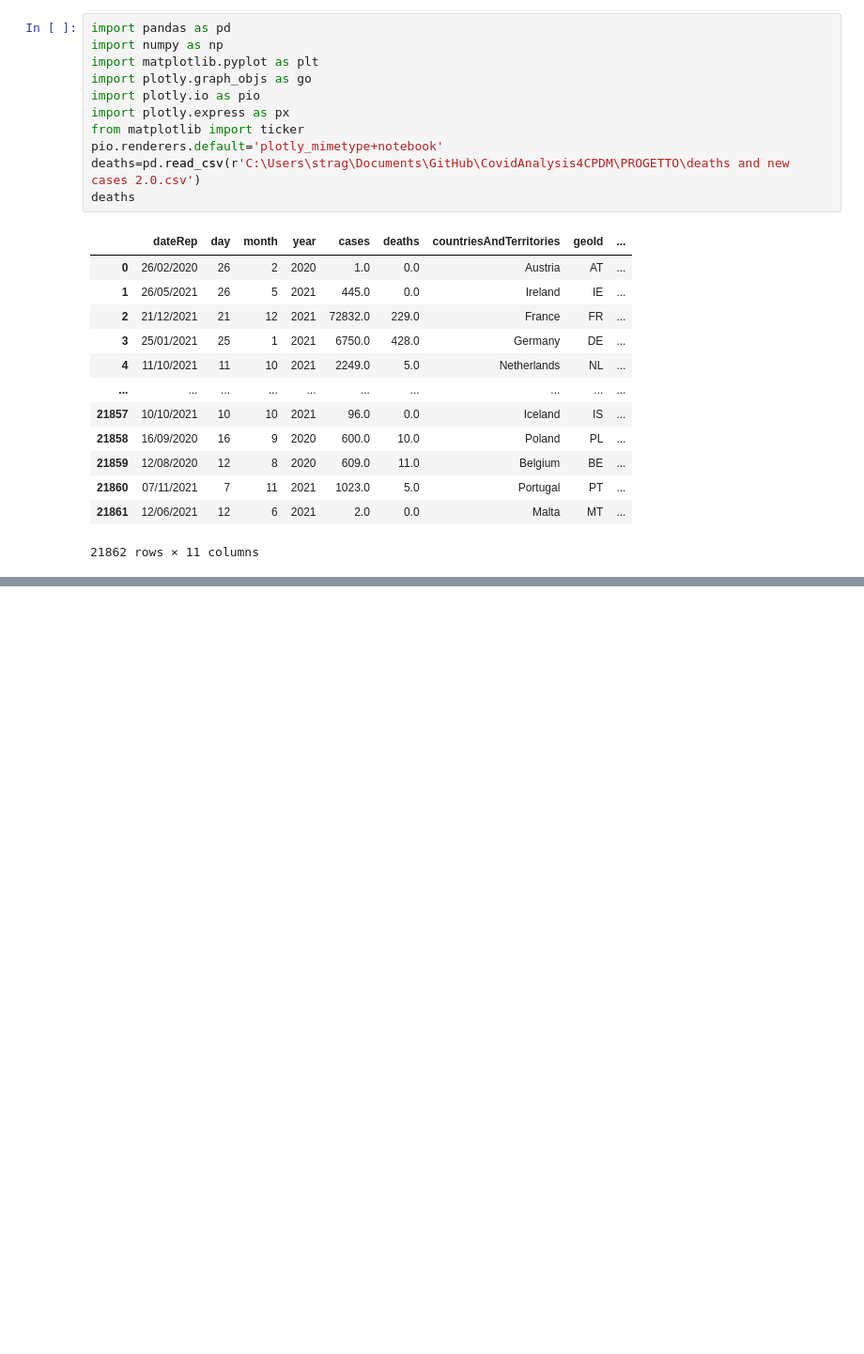
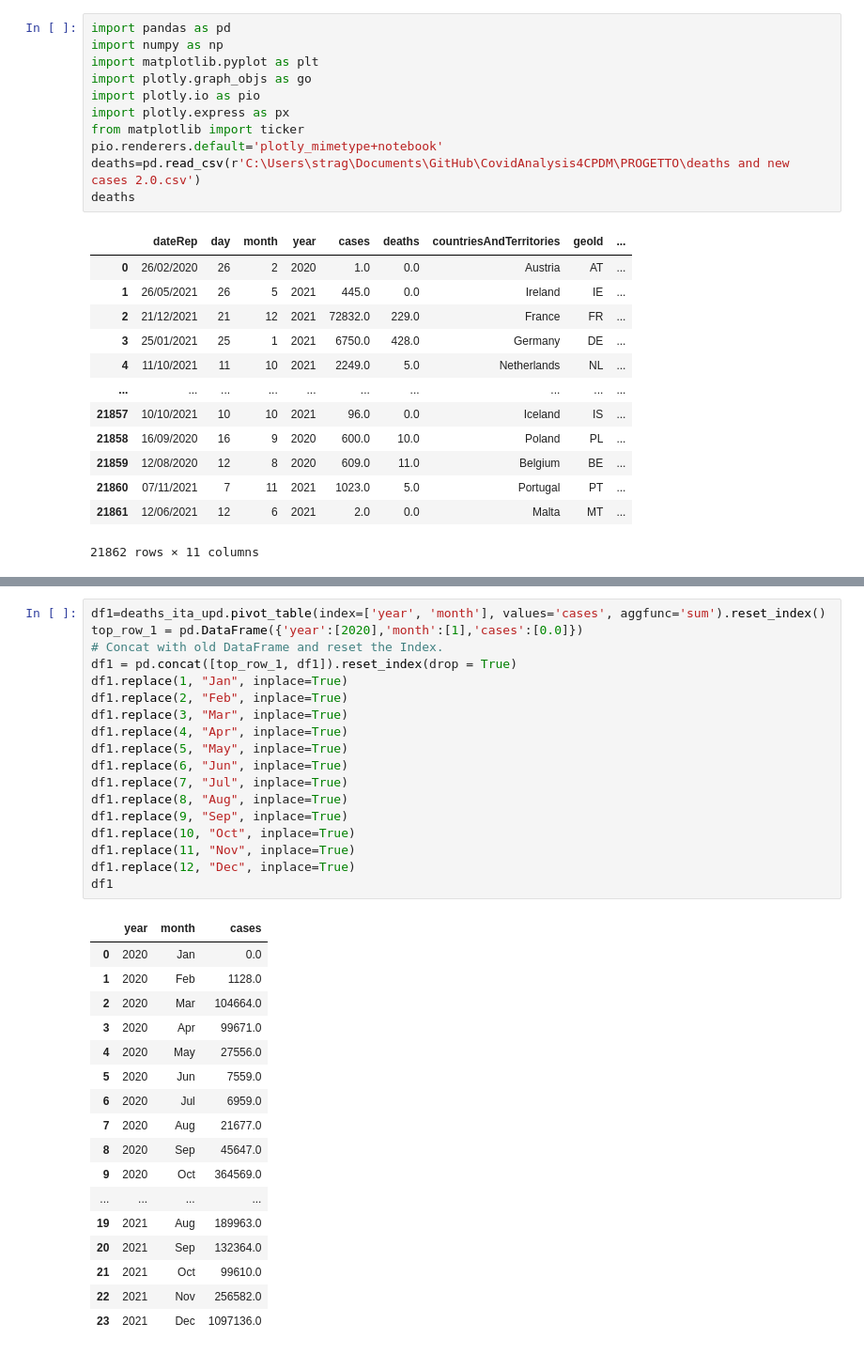
Before and after one commit to elenaabcc/CovidAnalysis4CPDM, a Jupyter notebook: deaths_analysis.ipynb, the cells around one changed output, grey strips where cells are left out. Shown at 94% size. Cells and saved outputs as stored; diff of their text form; blank space fills up the shorter version.

```diff
--- a/deaths_analysis.ipynb
+++ b/deaths_analysis.ipynb
@@ -49,4 +77,40 @@ fig.update_traces(textfont_size=12, textangle=0, textposition="outside", clipona
 fig.show()
 # %% [output]
 [interactive output not drawn]
+# %%
+df1=deaths_ita_upd.pivot_table(index=['year', 'month'], values='cases', aggfunc='sum').reset_index()
+top_row_1 = pd.DataFrame({'year':[2020],'month':[1],'cases':[0.0]})
+# Concat with old DataFrame and reset the Index.
+df1 = pd.concat([top_row_1, df1]).reset_index(drop = True)
+df1.replace(1, "Jan", inplace=True)
+df1.replace(2, "Feb", inplace=True)
+df1.replace(3, "Mar", inplace=True)
+df1.replace(4, "Apr", inplace=True)
+df1.replace(5, "May", inplace=True)
+df1.replace(6, "Jun", inplace=True)
+df1.replace(7, "Jul", inplace=True)
+df1.replace(8, "Aug", inplace=True)
+df1.replace(9, "Sep", inplace=True)
+df1.replace(10, "Oct", inplace=True)
+df1.replace(11, "Nov", inplace=True)
+df1.replace(12, "Dec", inplace=True)
+df1
+# %% [output]
+|  | year | month | cases |
+| 0 | 2020 | Jan | 0.0 |
+| 1 | 2020 | Feb | 1128.0 |
+| 2 | 2020 | Mar | 104664.0 |
+| 3 | 2020 | Apr | 99671.0 |
+| 4 | 2020 | May | 27556.0 |
+| 5 | 2020 | Jun | 7559.0 |
+| 6 | 2020 | Jul | 6959.0 |
+| 7 | 2020 | Aug | 21677.0 |
+| 8 | 2020 | Sep | 45647.0 |
+| 9 | 2020 | Oct | 364569.0 |
+| ... | ... | ... | ... |
+| 19 | 2021 | Aug | 189963.0 |
+| 20 | 2021 | Sep | 132364.0 |
+| 21 | 2021 | Oct | 99610.0 |
+| 22 | 2021 | Nov | 256582.0 |
+| 23 | 2021 | Dec | 1097136.0 |
 # %%
```
Also changed, not shown: parts of 8 cells of this notebook, 3 other files.
